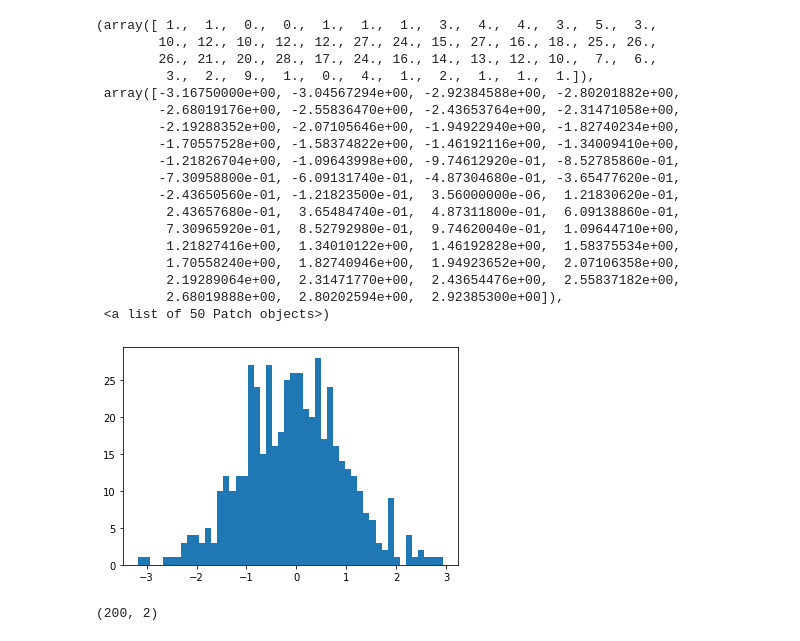
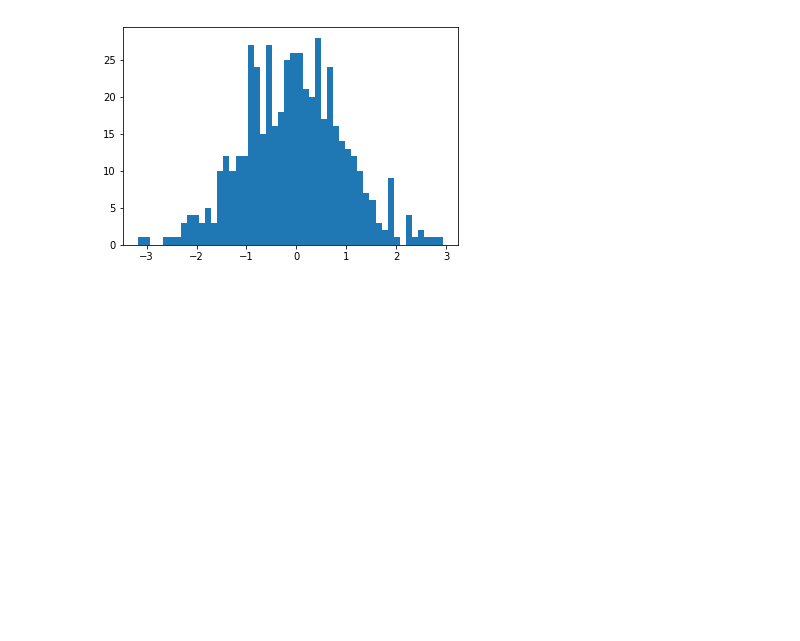
Before and after one commit to tisabe/hmcp, a Jupyter notebook: tests.ipynb, the cells around one changed output. Saved outputs shown, nothing was run; the diff lists cells and outputs as text; code cells hidden in the pictures; blank space fills up the shorter version.

```diff
--- a/tests.ipynb
+++ b/tests.ipynb
@@ -17,8 +47,8 @@ with open(filepath,'r') as inputfile:
 # %%
-plotData = np.array(plotData)
 h = plotData[:,0]
 
 g = plotData[:,1]
-bins = 50
+
+num_bins = 50
 # %%
 x = np.linspace(-5, 5, 200)
@@ -34,36 +64,5 @@ Text(0, 0.5, '# of values in bin')
 # %%
-plt.hist(g,50)
+plt.hist(g,num_bins)
+plt.show()
 # %% [output]
-(array([ 1.,  1.,  0.,  0.,  1.,  1.,  1.,  3.,  4.,  4.,  3.,  5.,  3.,
-        10., 12., 10., 12., 12., 27., 24., 15., 27., 16., 18., 25., 26.,
-        26., 21., 20., 28., 17., 24., 16., 14., 13., 12., 10.,  7.,  6.,
-         3.,  2.,  9.,  1.,  0.,  4.,  1.,  2.,  1.,  1.,  1.]),
- array([-3.16750000e+00, -3.04567294e+00, -2.92384588e+00, -2.80201882e+00,
-        -2.68019176e+00, -2.55836470e+00, -2.43653764e+00, -2.31471058e+00,
-        -2.19288352e+00, -2.07105646e+00, -1.94922940e+00, -1.82740234e+00,
-        -1.70557528e+00, -1.58374822e+00, -1.46192116e+00, -1.34009410e+00,
-        -1.21826704e+00, -1.09643998e+00, -9.74612920e-01, -8.52785860e-01,
-        -7.30958800e-01, -6.09131740e-01, -4.87304680e-01, -3.65477620e-01,
-        -2.43650560e-01, -1.21823500e-01,  3.56000000e-06,  1.21830620e-01,
-         2.43657680e-01,  3.65484740e-01,  4.87311800e-01,  6.09138860e-01,
-         7.30965920e-01,  8.52792980e-01,  9.74620040e-01,  1.09644710e+00,
-         1.21827416e+00,  1.34010122e+00,  1.46192828e+00,  1.58375534e+00,
-         1.70558240e+00,  1.82740946e+00,  1.94923652e+00,  2.07106358e+00,
-         2.19289064e+00,  2.31471770e+00,  2.43654476e+00,  2.55837182e+00,
-         2.68019888e+00,  2.80202594e+00,  2.92385300e+00]),
- <a list of 50 Patch objects>)
-[figure, old version]
+[figure, new version]
-# %%
-plotData = []
-filepath = "outputs/test_md_out.txt"
-with open(filepath,'r') as inputfile:
-        for line in inputfile:
-            plotData.append(line.strip().split('\t')) #Tab is used as seperator between values
-        for j in range(len(plotData)): #Cast list items from string to float type
-            plotData[j] = [float(plotData[j][i]) for i in range(len(plotData[0]))] # cast entries to float
-plotData = np.array(plotData)
-print(np.shape(plotData))
-x = plotData[20:,0]
-y = plotData[20:,1]
-# %% [output]
-(200, 2)
```
Also changed, not shown: parts of 14 cells of this notebook, 18 other files.
